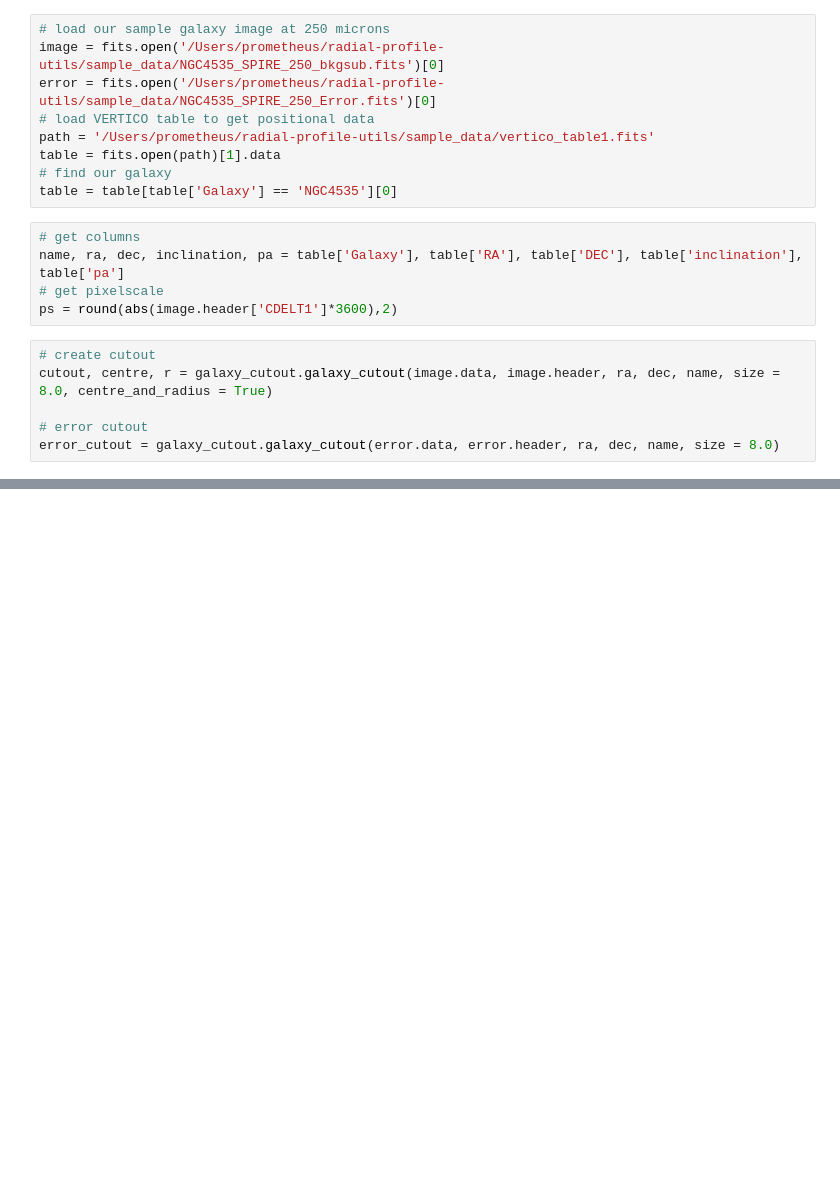
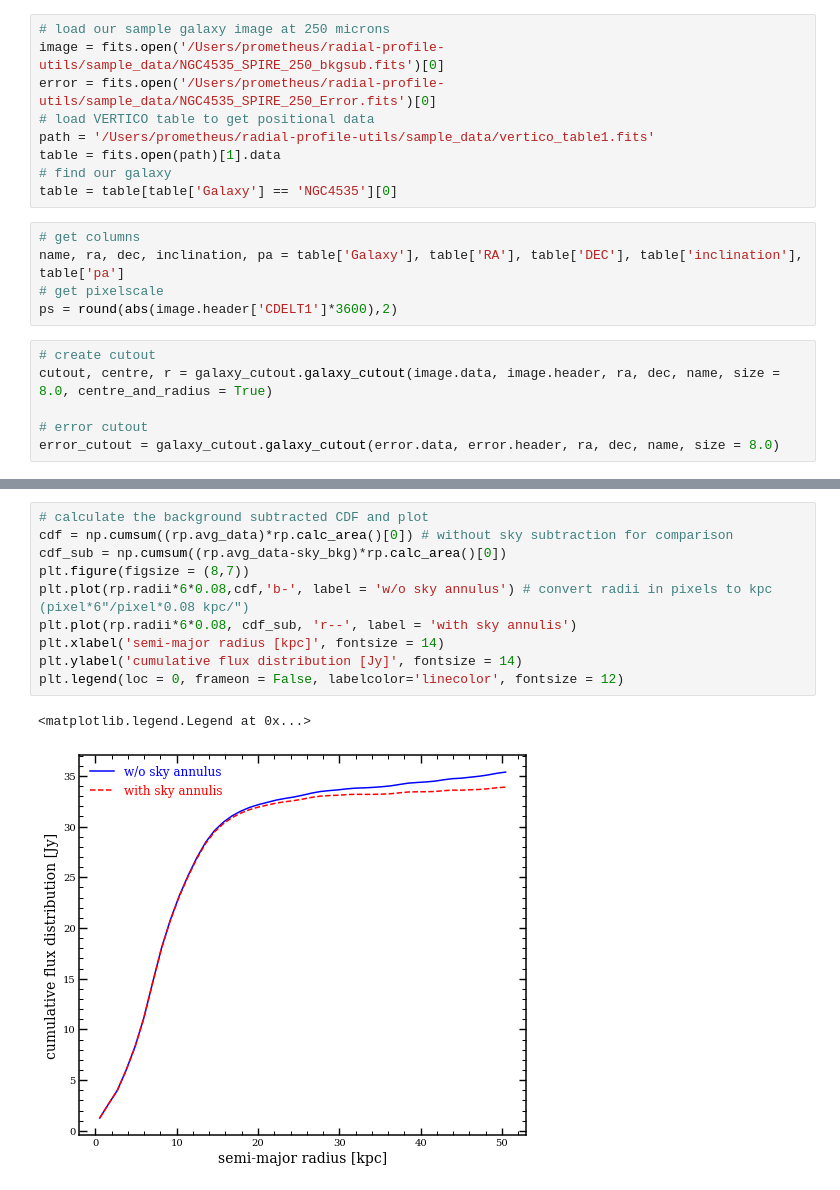
Before and after one commit to ndemarch/radial-profile-utils, a Jupyter notebook: sample_notebook.ipynb, the cells around one changed output, grey strips where cells are left out. Saved outputs shown, nothing was run; the diff lists cells and outputs as text; blank space fills up the shorter version.

```diff
--- a/sample_notebook.ipynb
+++ b/sample_notebook.ipynb
@@ -92,0 +88,13 @@ sky_bkg = sky_background.sky_background(cutout.data, centre, )
+# %%
+# calculate the background subtracted CDF and plot
+cdf = np.cumsum((rp.avg_data)*rp.calc_area()[0]) # without sky subtraction for comparison
+cdf_sub = np.cumsum((rp.avg_data-sky_bkg)*rp.calc_area()[0])
+plt.figure(figsize = (8,7))
+plt.plot(rp.radii*6*0.08,cdf,'b-', label = 'w/o sky annulus') # convert radii in pixels to kpc (pixel*6"/pixel*0.08 kpc/")
+plt.plot(rp.radii*6*0.08, cdf_sub, 'r--', label = 'with sky annulis')
+plt.xlabel('semi-major radius [kpc]', fontsize = 14)
+plt.ylabel('cumulative flux distribution [Jy]', fontsize = 14)
+plt.legend(loc = 0, frameon = False, labelcolor='linecolor', fontsize = 12)
+# %% [output]
+<matplotlib.legend.Legend at 0x...>
+[figure, added]
```
Also changed, not shown: parts of 10 cells of this notebook, 7 other files.
